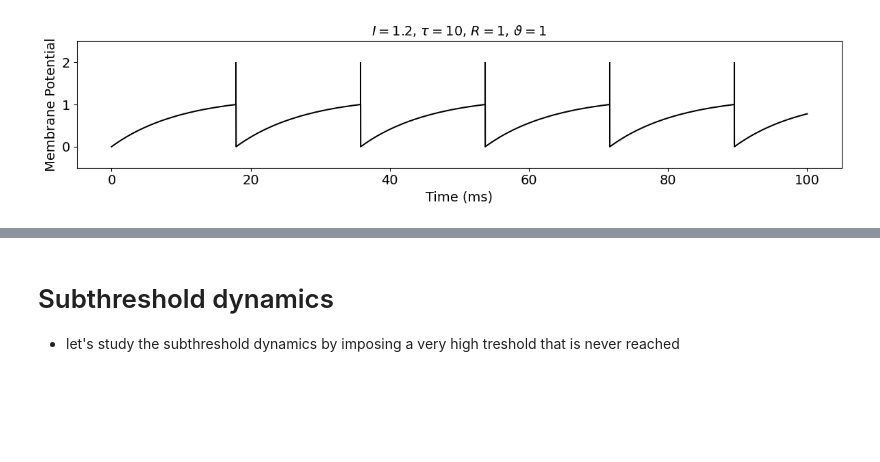
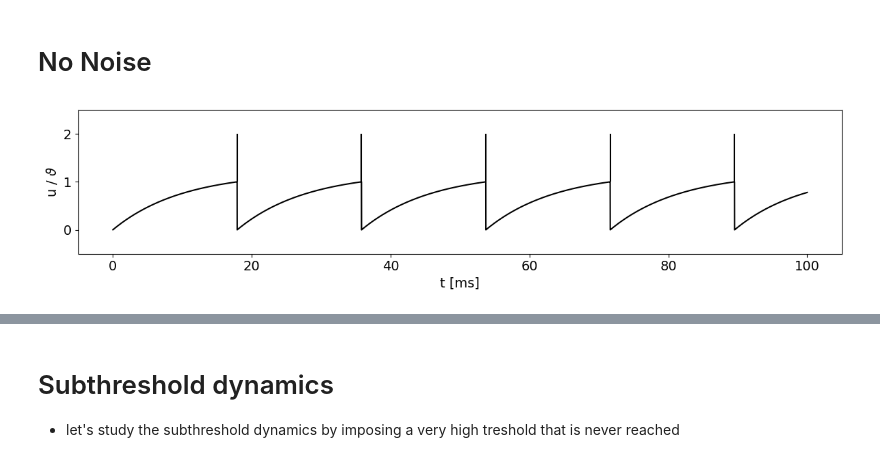
Before and after one commit to zaffo1/Noisy_Neurons, a Jupyter notebook: NoisyNeuron.ipynb, the cells around one changed output, grey strips where cells are left out. Saved outputs shown, nothing was run; the diff lists cells and outputs as text; code cells hidden in the pictures; blank space fills up the shorter version.

```diff
--- a/NoisyNeuron.ipynb
+++ b/NoisyNeuron.ipynb
@@ -50,29 +50,31 @@ def simulate_neuron(I, tau, R, threshold, sigma, dt=0.01, duration=10):
         if spike:
             spikes.append(t)
     return spikes, voltages
+# %% [markdown]
+# No Noise
 # %%
 # Simulation parameters
 tau = 10  # Membrane time constant (ms)
 R = 1     # Membrane resistance
 threshold = 1  # Firing threshold
 sigma = 0  # Amplitude of the noise (in units of voltage)
 dt = 0.01 # Time step (ms)
 duration = 100  # Duration of simulation (ms)
 I = 1.2  # Input current (arbitrary units)
 
 spikes, voltages = simulate_neuron(I, tau, R, threshold, sigma, dt, duration)
 
 plt.figure(figsize=(12, 3))
 plt.vlines(spikes, ymin=1, ymax=2, colors='black', linestyles='-')
 plt.plot(np.arange(0, duration, dt), voltages, color='black')
-plt.xlabel('Time (ms)')
-plt.ylabel('Membrane Potential')
-plt.title(f'$I={I}$, $\\tau={tau}$, $R={R}$, $\\vartheta={threshold}$ ')
+plt.xlabel('t [ms]')
+plt.ylabel('u / $\\vartheta$')
+#plt.title(f'$I={I}$, $\\tau={tau}$, $R={R}$, $\\vartheta={threshold}$ ')
 plt.ylim(-0.5, 2.5)
 #plt.title('Membrane Potential over Time')
 
 plt.tight_layout()
 plt.savefig('u_deterministic.png')
 plt.show()
 # %% [output]
-[figure, old version]
+[figure, new version]
```
Also changed, not shown: parts of 4 cells of this notebook, 6 other files.
